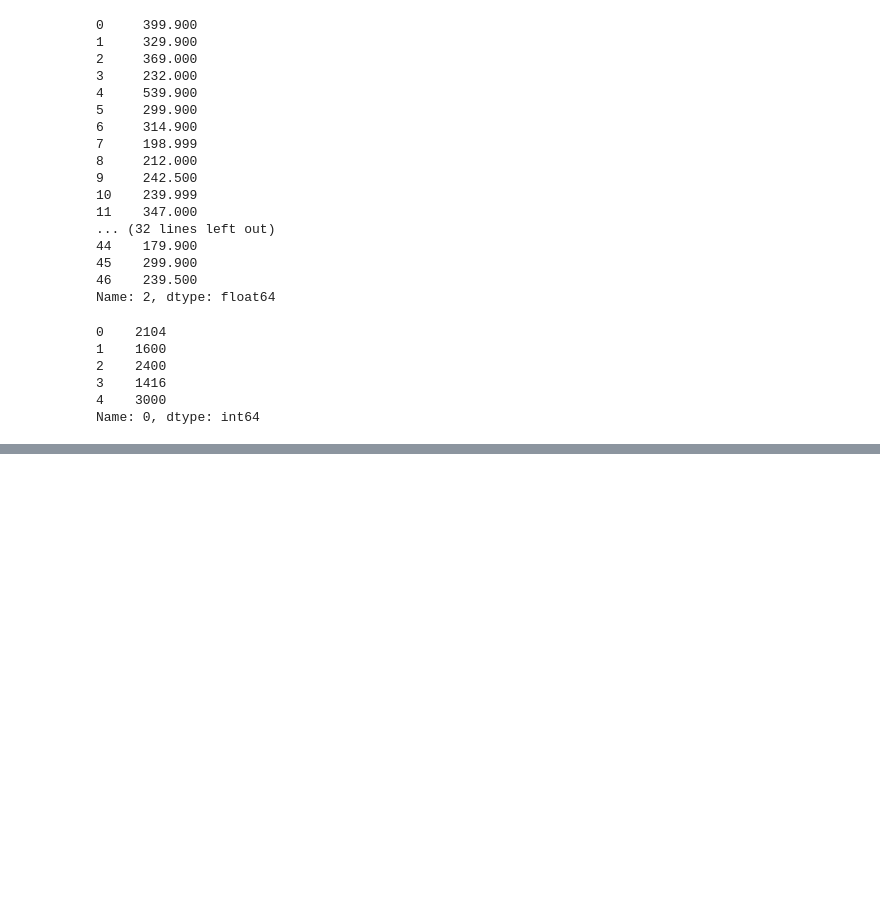
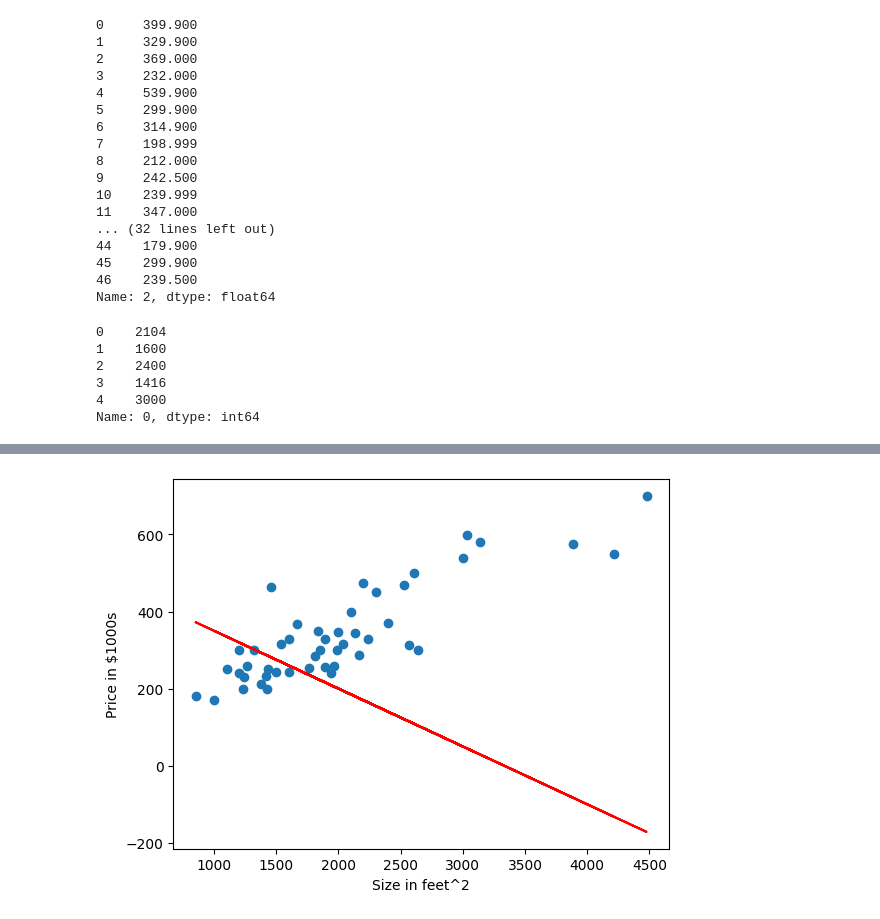
Before and after one commit to Lrogan/CS4375, a Jupyter notebook: 2nd Python In Class Assignment/inClassAssignment.ipynb, the cells around one changed output, grey strips where cells are left out. Drawn from its saved outputs; the diff is of its cells as text; code cells hidden in the pictures; blank space fills up the shorter version.

```diff
--- a/2nd Python In Class Assignment/inClassAssignment.ipynb
+++ b/2nd Python In Class Assignment/inClassAssignment.ipynb
@@ -99,0 +119,9 @@ Name: 0, dtype: int64
+# %%
+plt.scatter(X, y)
+plt.xlabel('Size in feet^2')
+plt.ylabel('Price in $1000s')
+myline = -.15*X + 500
+plt.plot(X, myline, '-r')
+plt.show()
+# %% [output]
+[figure, added]
```
Also changed, not shown: parts of 7 cells of this notebook.
